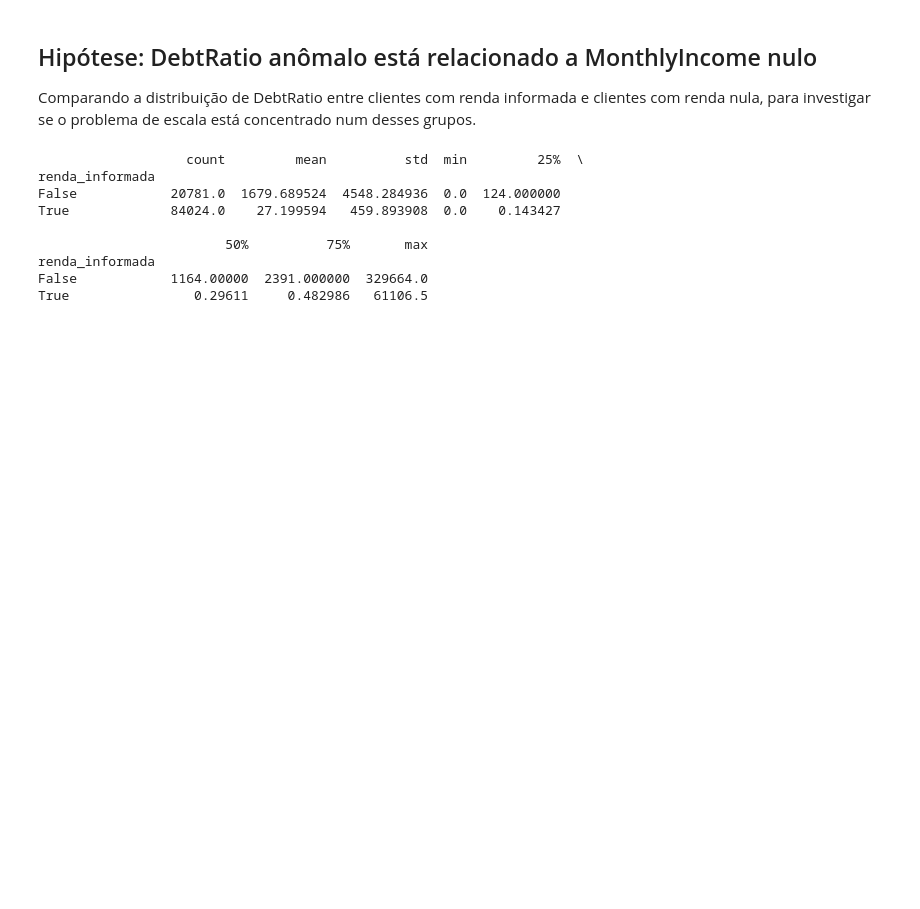
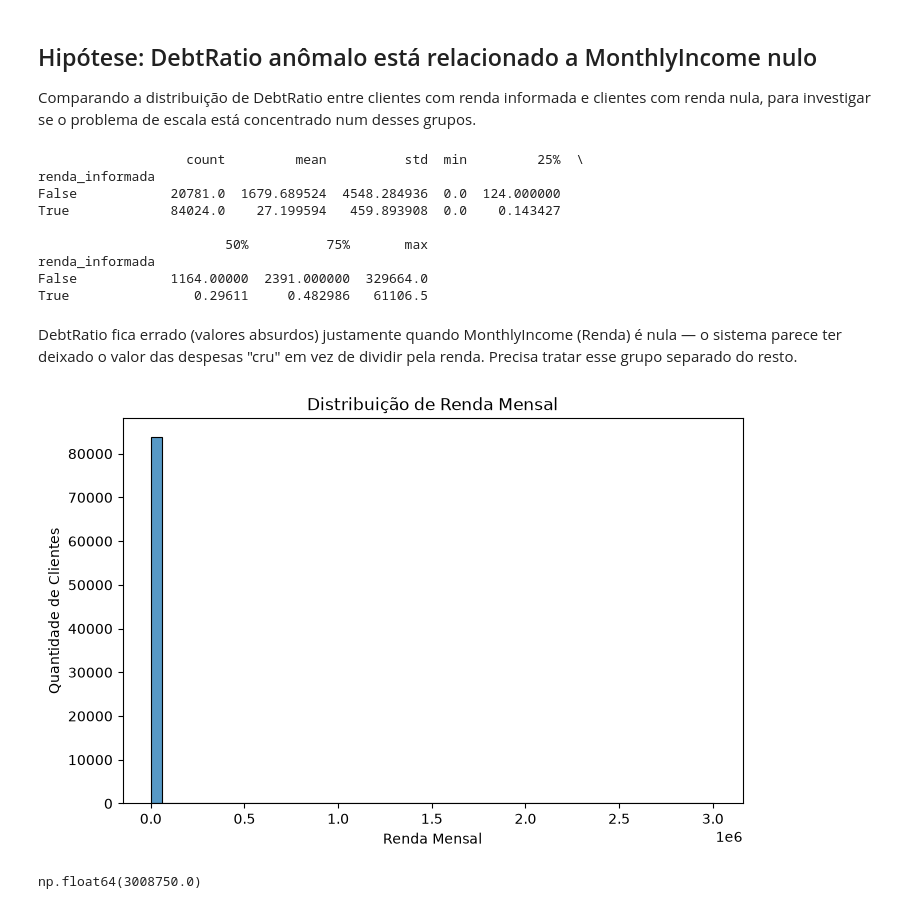
Before and after one commit to Ryan-Oliv/analise-risco-credito, a Jupyter notebook: scripts/eda_python.ipynb, the cells around one changed output. Drawn from its saved outputs; the diff is of its cells as text; code cells hidden in the pictures; blank space fills up the shorter version.

```diff
--- a/scripts/eda_python.ipynb
+++ b/scripts/eda_python.ipynb
@@ -109,3 +111,23 @@ True             84024.0    27.199594   459.893908  0.0    0.143427
 renda_informada
 False            1164.00000  2391.000000  329664.0
 True                0.29611     0.482986   61106.5
+# %% [markdown]
+DebtRatio fica errado (valores absurdos) justamente quando MonthlyIncome (Renda) é nula —
+o sistema parece ter deixado o valor das despesas "cru" em vez de dividir pela renda. Precisa tratar esse grupo separado do resto.
+# %%
+## Distribuição de MonthlyIncome
+#Visualizando a distribuição de renda mensal (apenas clientes com renda informada),
+#para confirmar visualmente a assimetria já identificada em SQL (média R$ 6.684 vs mediana R$ 5.400) e observar se existem outliers extremos.
+
+plt.figure(figsize=(8, 5))
+sns.histplot(data=df[df["renda_informada"] == True], x="MonthlyIncome", bins=50)
+plt.title("Distribuição de Renda Mensal")
+plt.xlabel("Renda Mensal")
+plt.ylabel("Quantidade de Clientes")
+plt.show()
+# %% [output]
+[figure, added]
+# %%
+df[df["renda_informada"] == True]["MonthlyIncome"].max()
+# %% [output]
+np.float64(3008750.0)
```
Also changed, not shown: parts of 23 cells of this notebook, 2 other files.
